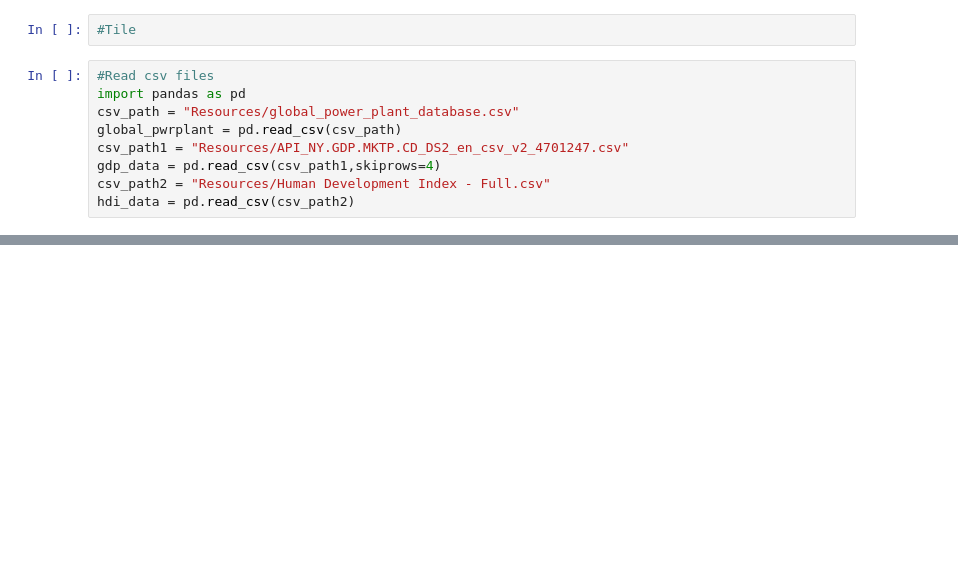
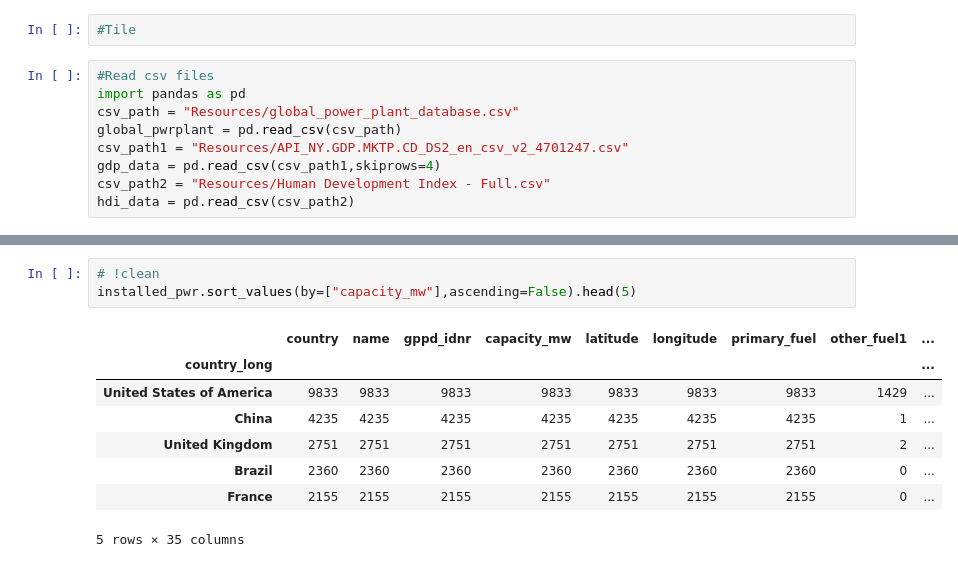
Before and after one commit to snavarroroby/Project-1-g3, a Jupyter notebook: Data_merge_cleaning.ipynb, the cells around one changed output, grey strips where cells are left out. Drawn from its saved outputs; the diff is of its cells as text; blank space fills up the shorter version.

```diff
--- a/Data_merge_cleaning.ipynb
+++ b/Data_merge_cleaning.ipynb
@@ -28,0 +82,12 @@ gdp_data
+# %%
+# !clean
+installed_pwr.sort_values(by=["capacity_mw"],ascending=False).head(5)
+# %% [output]
+|  | country | name | gppd_idnr | capacity_mw | latitude | longitude | primary_fuel | other_fuel1 | ... |
+| country_long |  |  |  |  |  |  |  |  | ... |
+| United States of America | 9833 | 9833 | 9833 | 9833 | 9833 | 9833 | 9833 | 1429 | ... |
+| China | 4235 | 4235 | 4235 | 4235 | 4235 | 4235 | 4235 | 1 | ... |
+| United Kingdom | 2751 | 2751 | 2751 | 2751 | 2751 | 2751 | 2751 | 2 | ... |
+| Brazil | 2360 | 2360 | 2360 | 2360 | 2360 | 2360 | 2360 | 0 | ... |
+| France | 2155 | 2155 | 2155 | 2155 | 2155 | 2155 | 2155 | 0 | ... |
+5 rows × 35 columns
```
Also changed, not shown: parts of 7 cells of this notebook, 1 other file.
